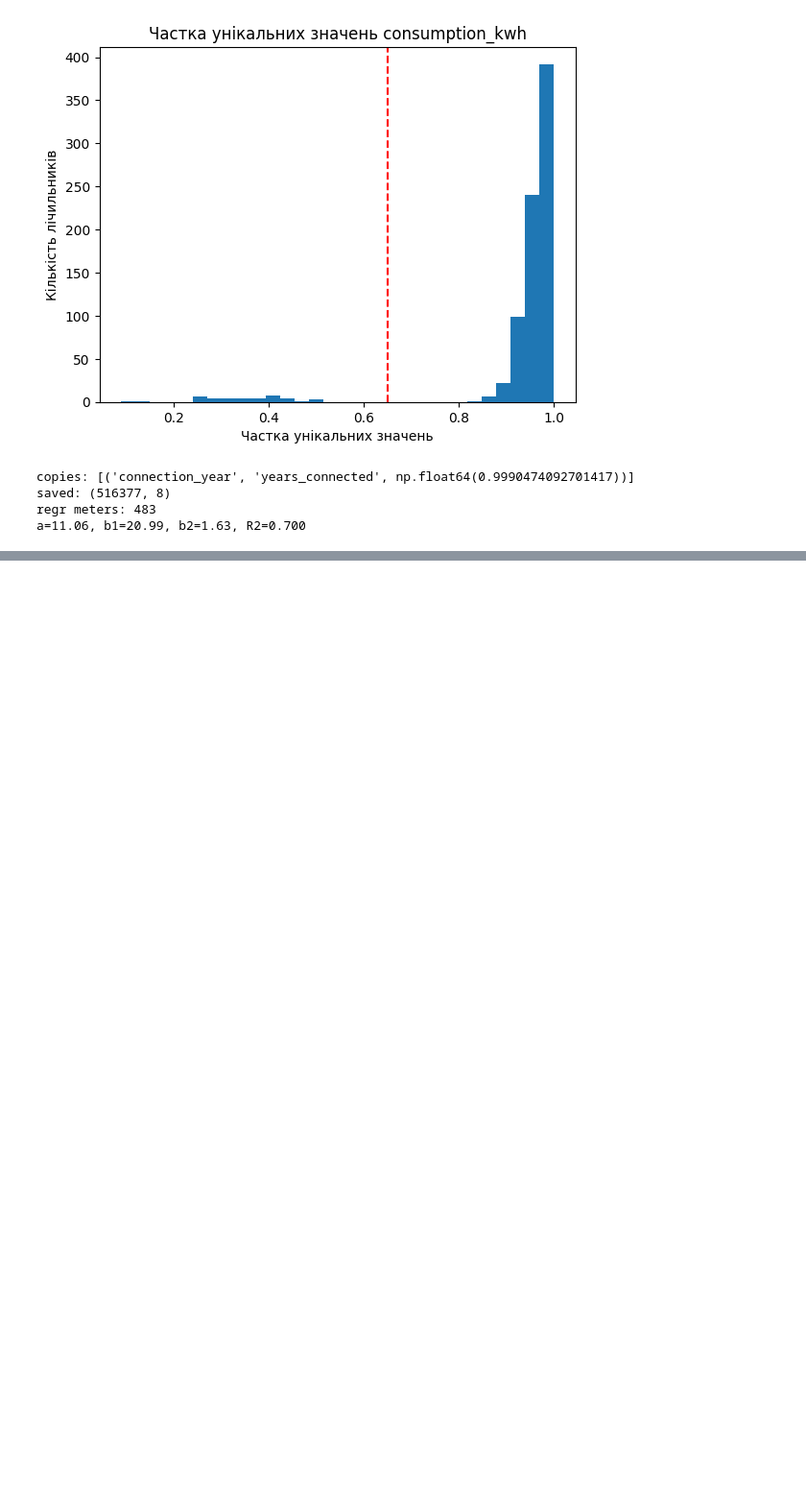
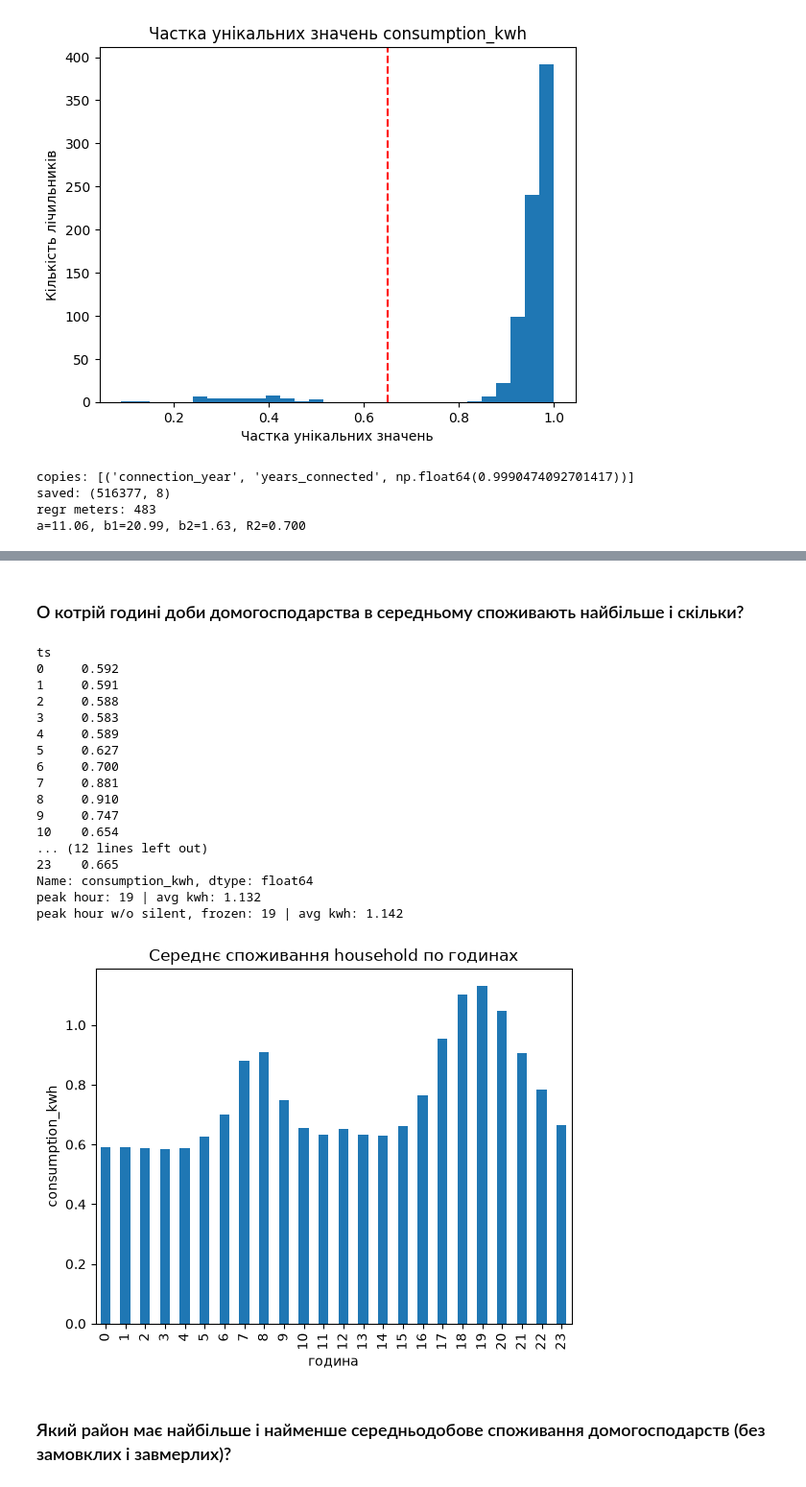
Before and after one commit to defedoj/lab1_done, a Jupyter notebook: lab1.ipynb, the cells around one changed output, grey strips where cells are left out. Shown at 96% size. Cells and saved outputs as stored; diff of their text form; code cells hidden in the pictures; blank space fills up the shorter version.

```diff
--- a/lab1.ipynb
+++ b/lab1.ipynb
@@ -155,0 +178,37 @@ a=11.06, b1=20.99, b2=1.63, R2=0.700
+# %% [markdown]
+### О котрій годині доби домогосподарства в середньому споживають найбільше і скільки?
+# %%
+households = result[result["customer_type"] == "household"]
+by_hour = households.groupby(households["ts"].dt.hour)["consumption_kwh"].mean()
+print(by_hour.round(3))
+print("peak hour:", by_hour.idxmax(), "| avg kwh:", round(by_hour.max(), 3))
+
+by_hour_homes = homes.groupby(homes["ts"].dt.hour)["consumption_kwh"].mean()
+print("peak hour w/o silent, frozen:", by_hour_homes.idxmax(), "| avg kwh:", round(by_hour_homes.max(), 3))
+
+by_hour.plot(kind="bar")
+plt.xlabel("година")
+plt.ylabel("consumption_kwh")
+plt.title("Середнє споживання household по годинах")
+plt.show()
+# %% [output]
+ts
+0     0.592
+1     0.591
+2     0.588
+3     0.583
+4     0.589
+5     0.627
+6     0.700
+7     0.881
+8     0.910
+9     0.747
+10    0.654
+... (12 lines left out)
+23    0.665
+Name: consumption_kwh, dtype: float64
+peak hour: 19 | avg kwh: 1.132
+peak hour w/o silent, frozen: 19 | avg kwh: 1.142
+[figure, added]
+# %% [markdown]
+### Який район має найбільше і найменше середньодобове споживання домогосподарств (без замовклих і завмерлих)?
```
Also changed, not shown: parts of 4 cells of this notebook, 1 other file.
